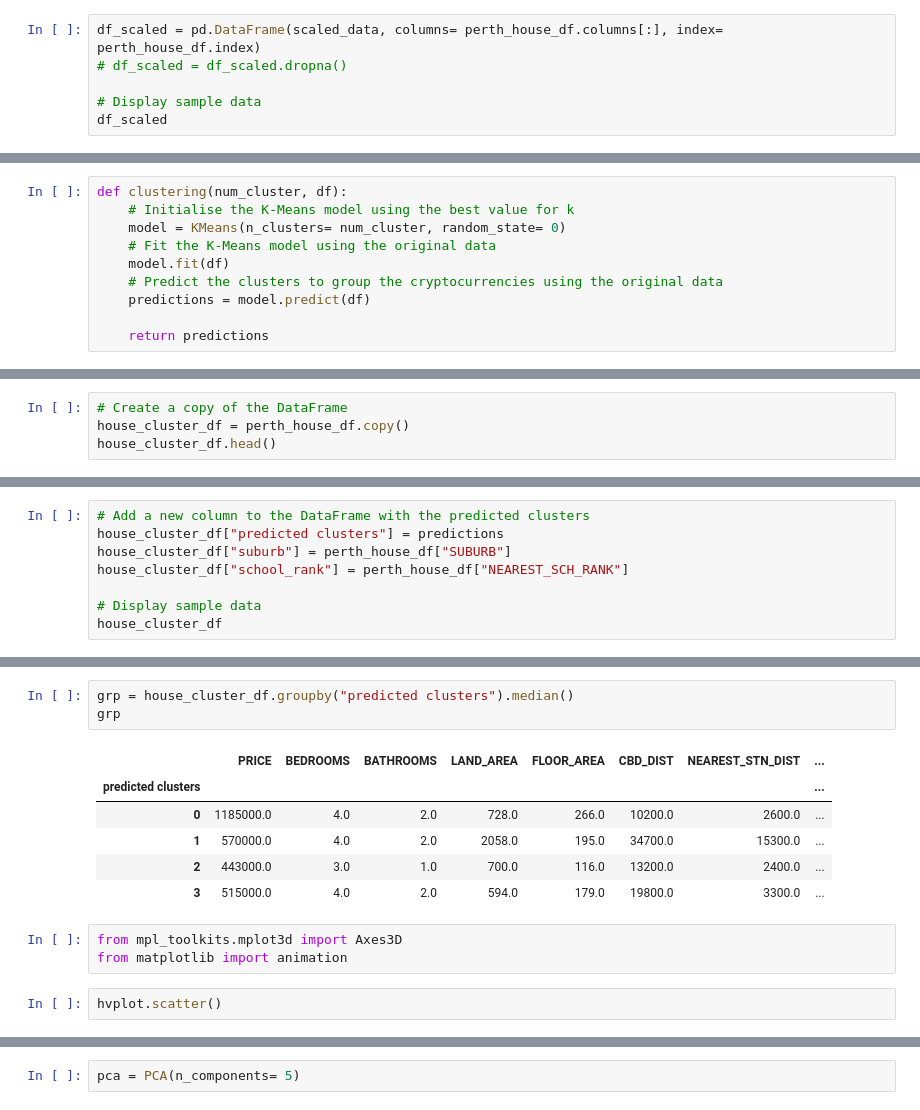
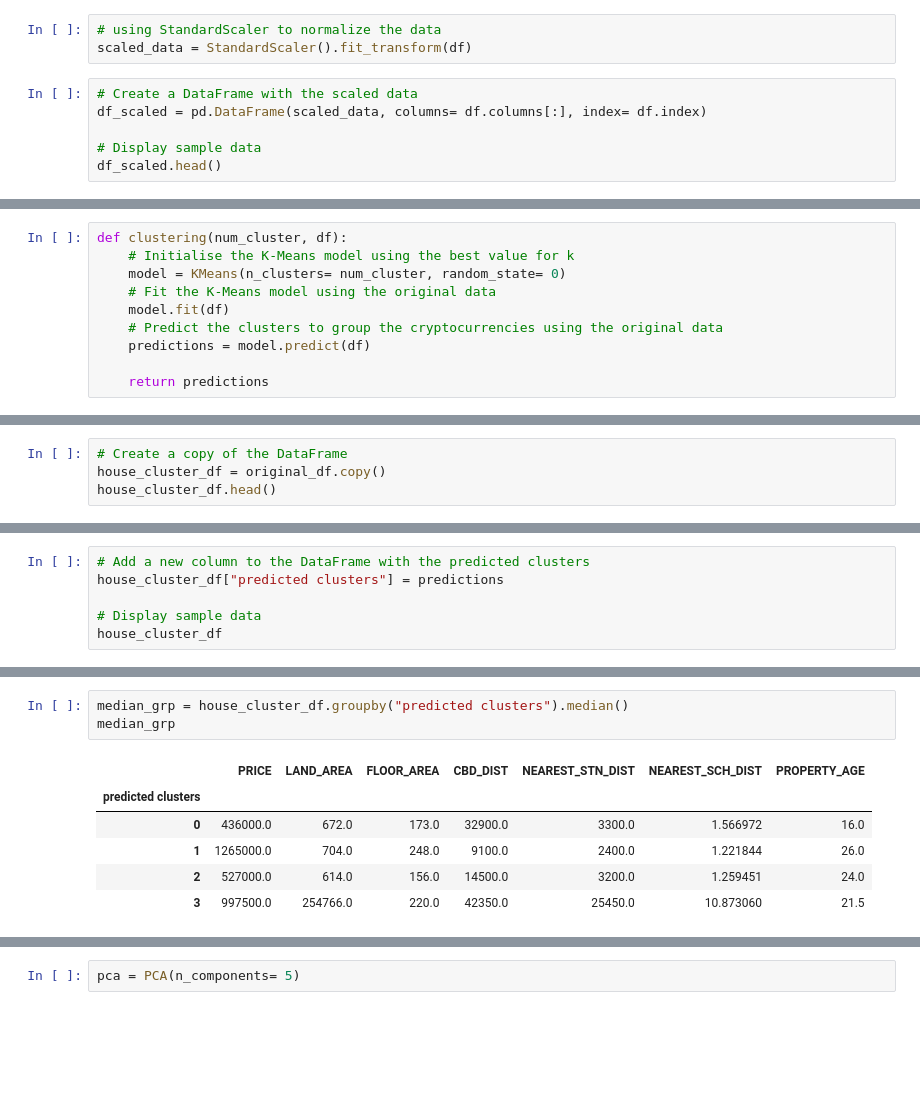
Before and after one commit to wingylui/housing_price_anaylsis, a Jupyter notebook: MachineLearning/perth_housing.ipynb, the cells around one changed output, grey strips where cells are left out. Cells and saved outputs as stored; diff of their text form; blank space fills up the shorter version.

```diff
--- a/MachineLearning/perth_housing.ipynb
+++ b/MachineLearning/perth_housing.ipynb
@@ -124,7 +66,10 @@ scaled_data = StandardScaler().fit_transform(perth_house_df)
+# %%
+# using StandardScaler to normalize the data
+scaled_data = StandardScaler().fit_transform(df)
 # %%
-df_scaled = pd.DataFrame(scaled_data, columns= perth_house_df.columns[:], index= perth_house_df.index)
-# df_scaled = df_scaled.dropna()
+# Create a DataFrame with the scaled data
+df_scaled = pd.DataFrame(scaled_data, columns= df.columns[:], index= df.index)
 
 # Display sample data
-df_scaled
+df_scaled.head()
 # %% [output]
@@ -205,5 +142,5 @@ print(predictions)
 # %%
 # Create a copy of the DataFrame
-house_cluster_df = perth_house_df.copy()
+house_cluster_df = original_df.copy()
 house_cluster_df.head()
 # %% [output]
@@ -216,8 +153,6 @@ house_cluster_df.head()
 # %%
 # Add a new column to the DataFrame with the predicted clusters
 house_cluster_df["predicted clusters"] = predictions
-house_cluster_df["suburb"] = perth_house_df["SUBURB"]
-house_cluster_df["school_rank"] = perth_house_df["NEAREST_SCH_RANK"]
 
 # Display sample data
 house_cluster_df
@@ -238,15 +190,10 @@ house_cluster_df
 # %%
-grp = house_cluster_df.groupby("predicted clusters").median()
-grp
+median_grp = house_cluster_df.groupby("predicted clusters").median()
+median_grp
 # %% [output]
-|  | PRICE | BEDROOMS | BATHROOMS | LAND_AREA | FLOOR_AREA | CBD_DIST | NEAREST_STN_DIST | ... |
-| predicted clusters |  |  |  |  |  |  |  | ... |
-| 0 | 1185000.0 | 4.0 | 2.0 | 728.0 | 266.0 | 10200.0 | 2600.0 | ... |
-| 1 | 570000.0 | 4.0 | 2.0 | 2058.0 | 195.0 | 34700.0 | 15300.0 | ... |
-| 2 | 443000.0 | 3.0 | 1.0 | 700.0 | 116.0 | 13200.0 | 2400.0 | ... |
-| 3 | 515000.0 | 4.0 | 2.0 | 594.0 | 179.0 | 19800.0 | 3300.0 | ... |
+|  | PRICE | LAND_AREA | FLOOR_AREA | CBD_DIST | NEAREST_STN_DIST | NEAREST_SCH_DIST | PROPERTY_AGE |
+| predicted clusters |  |  |  |  |  |  |  |
+| 0 | 436000.0 | 672.0 | 173.0 | 32900.0 | 3300.0 | 1.566972 | 16.0 |
+| 1 | 1265000.0 | 704.0 | 248.0 | 9100.0 | 2400.0 | 1.221844 | 26.0 |
+| 2 | 527000.0 | 614.0 | 156.0 | 14500.0 | 3200.0 | 1.259451 | 24.0 |
+| 3 | 997500.0 | 254766.0 | 220.0 | 42350.0 | 25450.0 | 10.873060 | 21.5 |
-# %%
-from mpl_toolkits.mplot3d import Axes3D
-from matplotlib import animation
-# %%
-hvplot.scatter()
```
Also changed, not shown: parts of 41 cells of this notebook, 1 other file.
